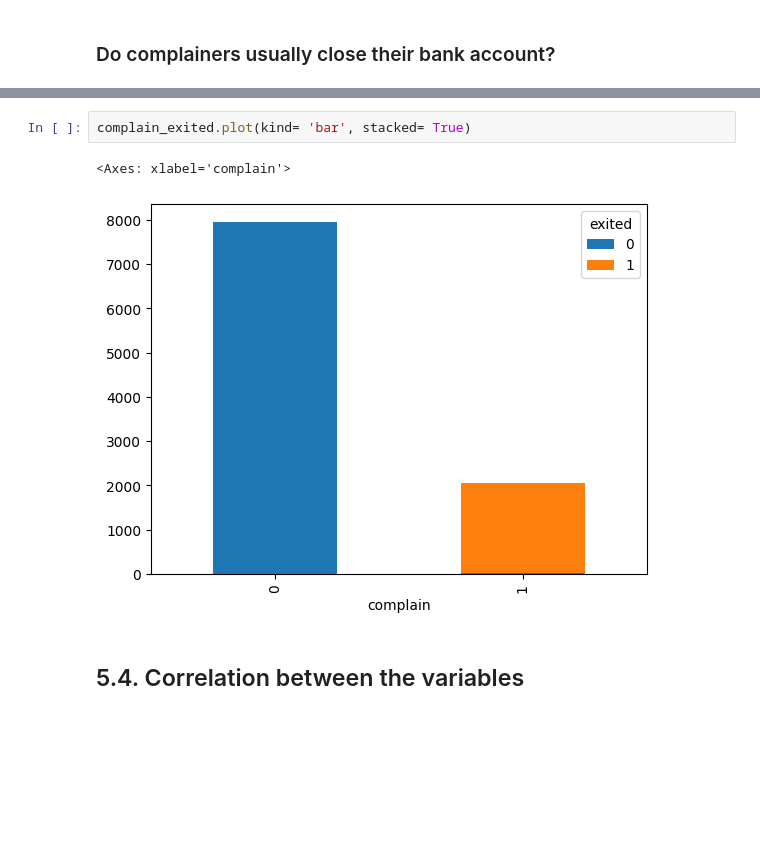
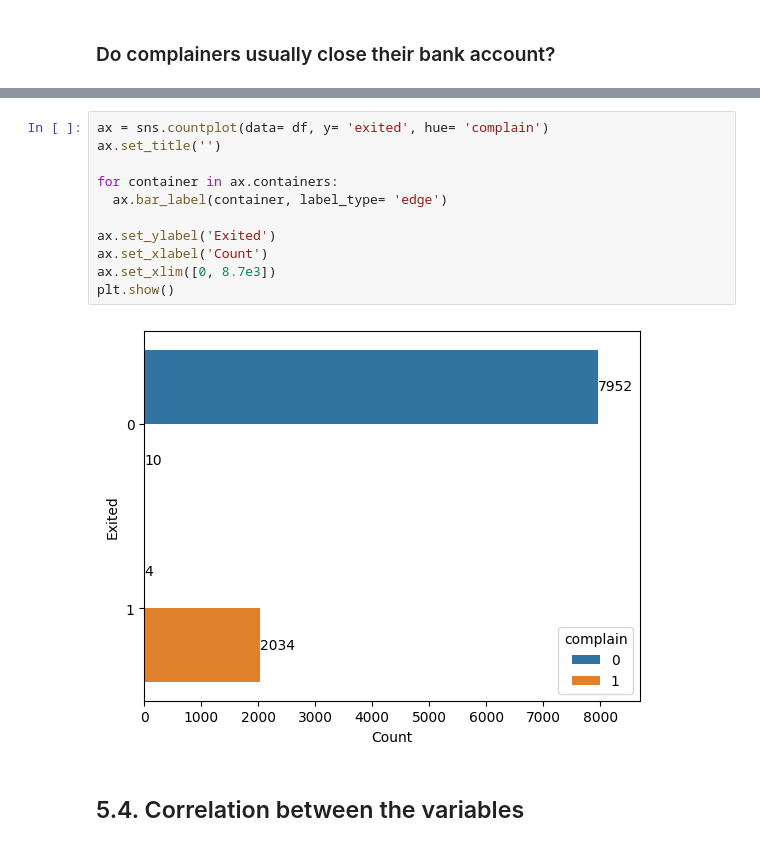
Before and after one commit to DamodaraBarbosa/bank_customer_churn_prediction, a Jupyter notebook: bank_customer_churn_prediction.ipynb, the cells around one changed output, grey strips where cells are left out. Cells and saved outputs as stored; diff of their text form; blank space fills up the shorter version.

```diff
--- a/bank_customer_churn_prediction.ipynb
+++ b/bank_customer_churn_prediction.ipynb
@@ -546,8 +556,16 @@ complain_exited = pd.crosstab(df['complain'], df['exited'])
-# %%
-complain_exited.plot(kind= 'bar', stacked= True)
-# %% [output]
-<Axes: xlabel='complain'>
-[figure, removed]
+# %%
+ax = sns.countplot(data= df, y= 'exited', hue= 'complain')
+ax.set_title('')
+
+for container in ax.containers:
+  ax.bar_label(container, label_type= 'edge')
+
+ax.set_ylabel('Exited')
+ax.set_xlabel('Count')
+ax.set_xlim([0, 8.7e3])
+plt.show()
+# %% [output]
+[figure, added]
 # %% [markdown]
 ## 5.4. Correlation between the variables
 # %%
```
Also changed, not shown: parts of 17 cells of this notebook.
